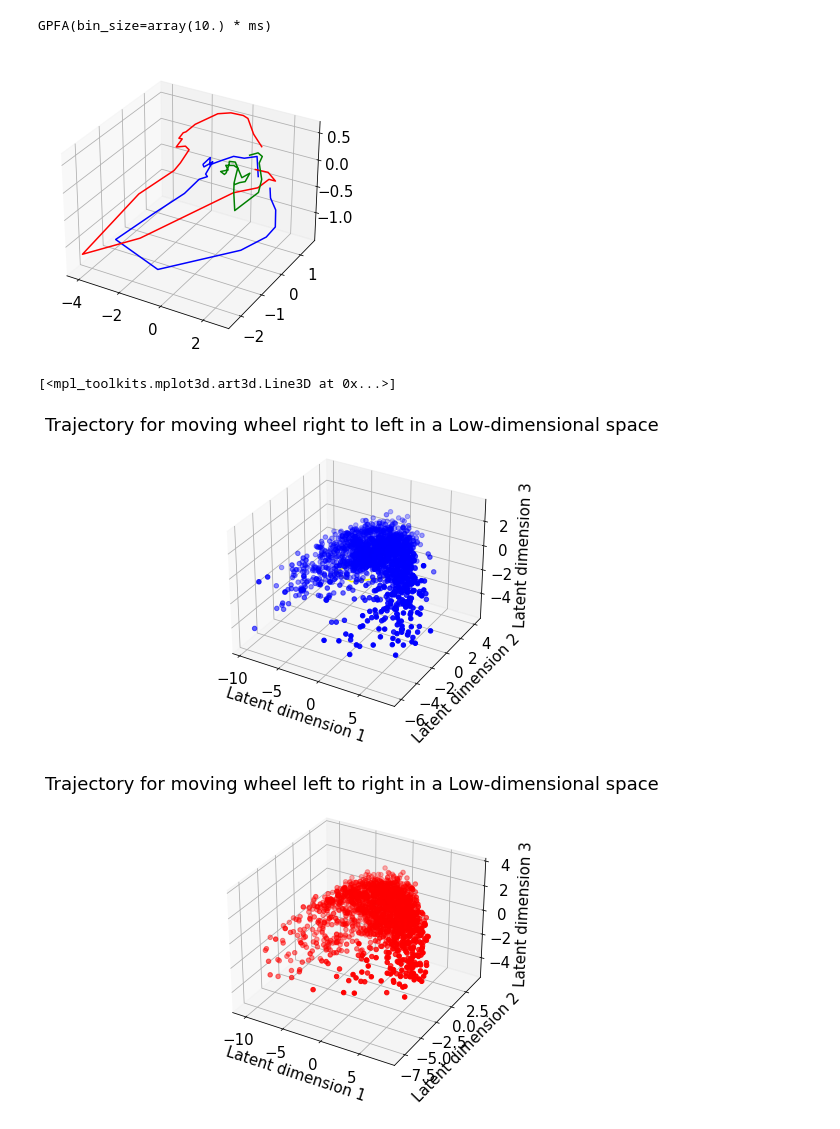
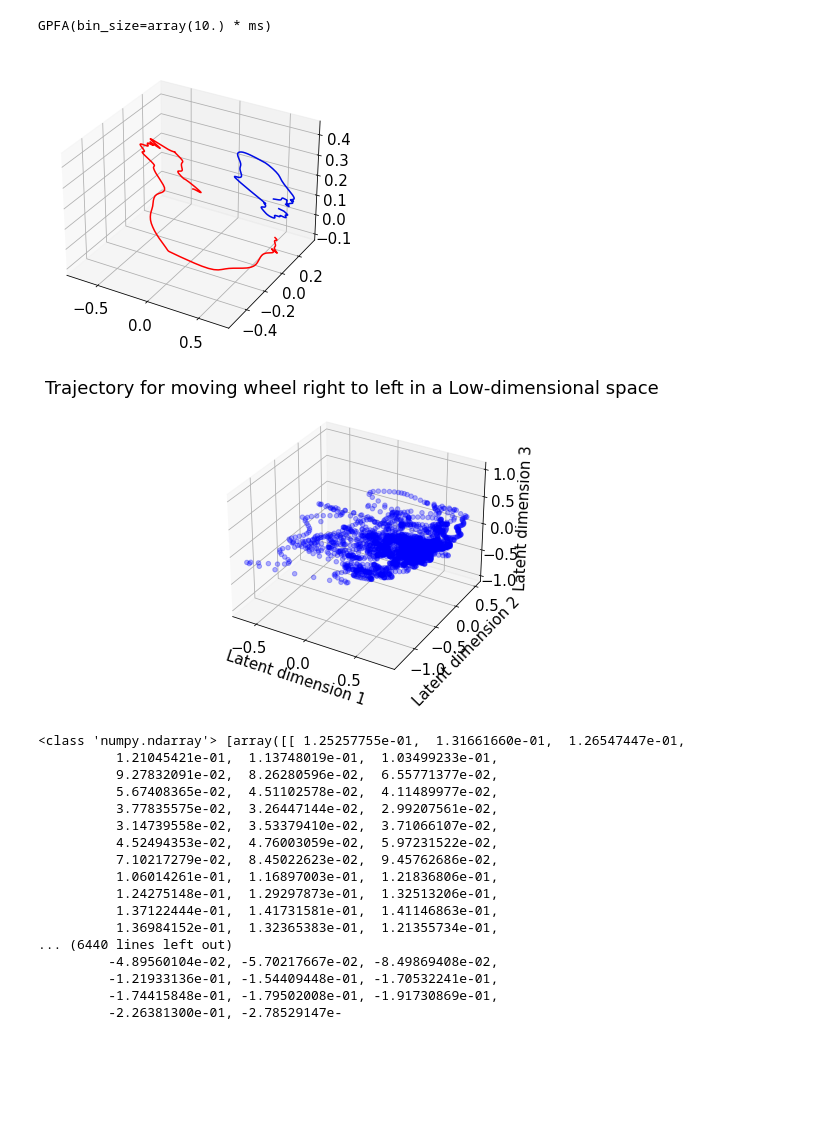
Before and after one commit to Enormous-Ferrets/steinmetz-analysis, a Jupyter notebook: himanshu/GPFA_visulation.ipynb, the cells around one changed output. Cells and saved outputs as stored; diff of their text form; code cells hidden in the pictures; blank space fills up the shorter version.

```diff
--- a/himanshu/GPFA_visulation.ipynb
+++ b/himanshu/GPFA_visulation.ipynb
@@ -60,12 +60,16 @@ def get_spike_times(spikes):
             spike_train_=np.multiply(indices,np.arange(250))
             #spike_train_neuron=np.hstack([[0],spike_train_[indices]])
             spike_train_neuron=spike_train_[indices]
-            neurons_in_trial.append(neo.SpikeTrain(spike_train_neuron*pq.ms,t_stop=250.0))
+            neurons_in_trial.append(neo.SpikeTrain(spike_train_neuron*10*pq.ms,t_stop=2500.0))
 
         spike_times_trials.append(neurons_in_trial)
     return spike_times_trials
 # %%
-dat=alldat[0]
+dat=alldat[4]
 spikes=dat['spks']
 trials=spikes.shape[1]
 spike_trains=get_spike_times(spikes)
+
+left_trials=get_trials_mv_rtl(dat)
+right_trials=get_trials_mv_ltr(dat)
+nogo_trials=left_trials=get_trials_nogo(dat)
@@ -135,5 +80,5 @@ plt.scatter(single_trial_trajectory[0,0:12], single_trial_trajectory[1,0:12], c=
 # %%
-from elephant.gpfa import GPFA
+from elephant.gpfa.gpfa import GPFA
 
 
 # specify fitting parameters
@@ -141,7 +86,7 @@ bin_size = 10.0*pq.ms
 latent_dimensionality = 3
 gpfa_3dim = GPFA(bin_size=bin_size, x_dim=latent_dimensionality)
 
-gpfa_3dim.fit(spike_trains)
+gpfa_3dim.fit(spike_trains[:trials//3])
 # %% [output]
 Initializing parameters using factor analysis...
 
@@ -152,25 +97,25 @@ trajectories_left = gpfa_3dim.transform(left_spike_times)
 trajectories_right = gpfa_3dim.transform(right_spike_times)
 trajectories_nogo=gpfa_3dim.transform(nogo_spike_times)
 # %%
-from mpl_toolkits.mplot3d import Axes3D
+
 
 fig = plt.figure()
 ax = Axes3D(fig)
 
 
 average_trajectory_left= np.mean(trajectories_left, axis=0)
 average_trajectory_right= np.mean(trajectories_right, axis=0)
 average_trajectory_nogo= np.mean(trajectories_nogo, axis=0)
 
 
 
 ax.plot(average_trajectory_left[0], average_trajectory_left[1],average_trajectory_left[2], c='blue')
 ax.plot(average_trajectory_right[0], average_trajectory_right[1],average_trajectory_right[2], c='red')
-ax.plot(average_trajectory_nogo[0], average_trajectory_nogo[1],average_trajectory_nogo[2], c='green')
+#ax.plot(average_trajectory_nogo[0], average_trajectory_nogo[1],average_trajectory_nogo[2], c='green', alpha=0.1)
 #ax.scatter(single_trial_trajectory[0], single_trial_trajectory[1],single_trial_trajectory[2], c='limegreen')
 plt.show()
 # %% [output]
-[figure, old version]
+[figure, new version]
 # %%
 fig = plt.figure()
 ax = Axes3D(fig)
@@ -179,26 +124,42 @@ ax.set_xlabel('Latent dimension 1')
 ax.set_ylabel('Latent dimension 2')
 ax.set_zlabel('Latent dimension 3')
 
-for single_trial_trajectory in trajectories_left:
+for single_trial_trajectory in trajectories_left[:10]:
     sixe=len(single_trial_trajectory[0])
-    ax.scatter(single_trial_trajectory[0], single_trial_trajectory[1],single_trial_trajectory[2], c='blue')
-ax.plot(average_trajectory_left[0], average_trajectory_left[1],average_trajectory_left[2], c='yellow')
+    ax.scatter(single_trial_trajectory[0], single_trial_trajectory[1],single_trial_trajectory[2], c='blue',alpha=0.3)
 # %% [output]
-[<mpl_toolkits.mplot3d.art3d.Line3D at 0x...>]
-[figure, old version]
+[figure, new version]
 # %%
-fig = plt.figure()
-ax = Axes3D(fig)
+print(type(trajectories_left),trajectories_left)
 
-ax.set_title(f'Trajectory for moving wheel left to right in a Low-dimensional space ')
-ax.set_xlabel('Latent dimension 1')
-ax.set_ylabel('Latent dimension 2')
-ax.set_zlabel('Latent dimension 3')
+fname="Session_Trajectory4.txt"
+fhand=open(fname,'w')
+for line in trajectories_left:
+        np.savetxt(fhand,line)
 
-for single_trial_trajectory in trajectories_right:
-    ax.scatter(single_trial_trajectory[0], single_trial_trajectory[1],single_trial_trajectory[2], c='red')
+fhand.write("\n")
+for line in trajectories_right:
+        np.savetxt(fhand,line)
+
+fhand.close()
 # %% [output]
-[figure, removed]
+<class 'numpy.ndarray'> [array([[ 1.25257755e-01,  1.31661660e-01,  1.26547447e-01,
+          1.21045421e-01,  1.13748019e-01,  1.03499233e-01,
+          9.27832091e-02,  8.26280596e-02,  6.55771377e-02,
+          5.67408365e-02,  4.51102578e-02,  4.11489977e-02,
+          3.77835575e-02,  3.26447144e-02,  2.99207561e-02,
+          3.14739558e-02,  3.53379410e-02,  3.71066107e-02,
+          4.52494353e-02,  4.76003059e-02,  5.97231522e-02,
+          7.10217279e-02,  8.45022623e-02,  9.45762686e-02,
+          1.06014261e-01,  1.16897003e-01,  1.21836806e-01,
+          1.24275148e-01,  1.29297873e-01,  1.32513206e-01,
+          1.37122444e-01,  1.41731581e-01,  1.41146863e-01,
+          1.36984152e-01,  1.32365383e-01,  1.21355734e-01,
+... (6440 lines left out)
+         -4.89560104e-02, -5.70217667e-02, -8.49869408e-02,
+         -1.21933136e-01, -1.54409448e-01, -1.70532241e-01,
+         -1.74415848e-01, -1.79502008e-01, -1.91730869e-01,
+         -2.26381300e-01, -2.78529147e-
 # %%
 fig = plt.figure()
 ax = Axes3D(fig)
```
Also changed, not shown: parts of 16 cells of this notebook, 1 other file.
